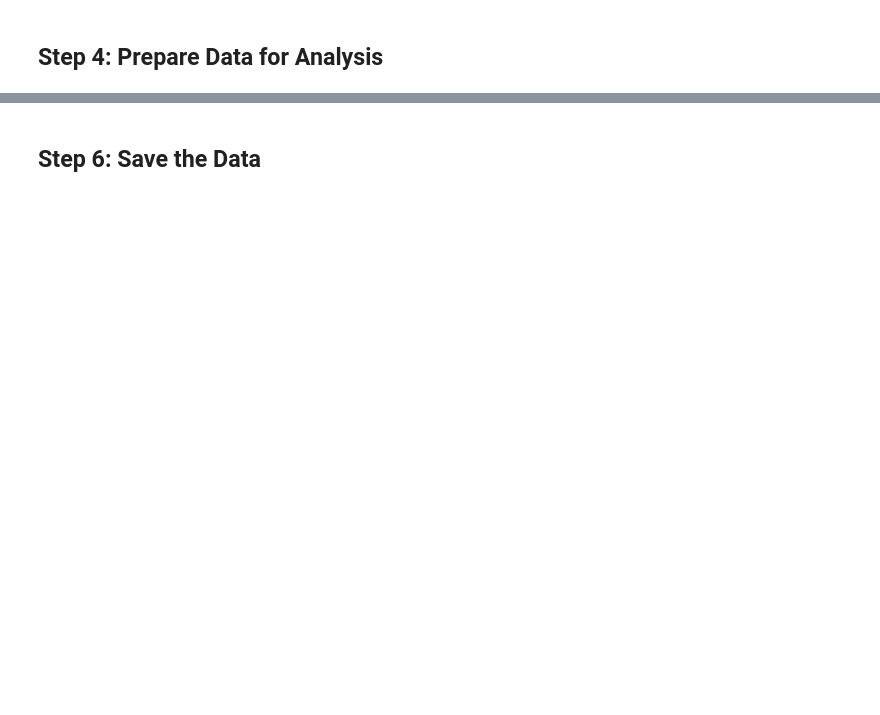
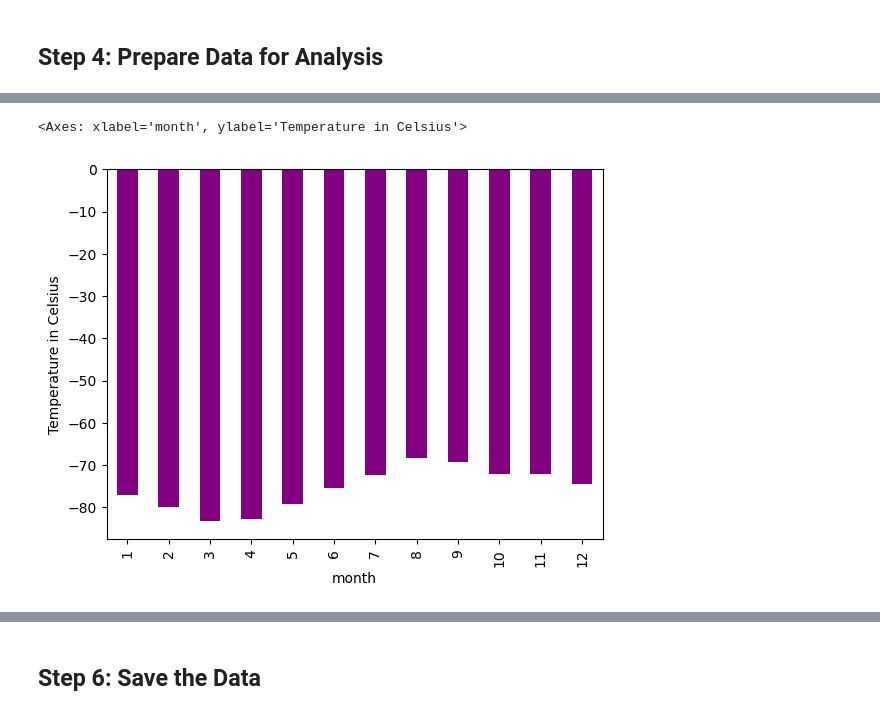
Before and after one commit to martabaker/ds_module_11_data_collection, a Jupyter notebook: Starter_Code/Mars Website.ipynb, the cells around one changed output, grey strips where cells are left out. Drawn from its saved outputs; the diff is of its cells as text; code cells hidden in the pictures; blank space fills up the shorter version.

```diff
--- a/Starter_Code/Mars Website.ipynb
+++ b/Starter_Code/Mars Website.ipynb
@@ -38,5 +38,6 @@ html = browser.html
 soup = BeautifulSoup(html, 'lxml')
 # %%
 # Extract all rows of data - might not need to do this
+data_rows = soup.find_all('tr', {'class': 'data-row'})
 # %% [markdown]
 ## Step 3: Store the Data
@@ -46,3 +45,35 @@ soup = BeautifulSoup(html, 'lxml')
 # Create a Pandas Dataframe
 # Will need to create a "rows" list and then add: id, terrestrial_date, sol, ls, month, min_temp, and pressure
 # just do this like shown in the Stack Overflow example from class
+rows = []
+
+for data_line in data_rows:
+    # data stores all the items listed under the table row which can be indexed to find the individual row items
+    data = data_line.find_all('td')
+
+    # Extract the data
+    id = data[0].text.strip()
+    terrestrial_date = data[1].text.strip()
+    sol = data[2].text.strip()
+    ls = data[3].text.strip()
+    month = data[4].text.strip()
+    min_temp = data[5].text.strip()
+    pressure = data[6].text.strip()
+
+    # Create the row
+    row = {
+        'id': id,
+        'terrestrial_date': terrestrial_date,
+        'sol': sol,
+        'ls': ls,
+        'month': month,
+        'min_temp': min_temp,
+        'pressure': pressure
+    }
+
+    # Add new line to the rows list
+    rows.append(row)
+
+# Create a DataFrame with the raw data (including the incorrect data types)
+raw_df = pd.DataFrame(rows)
+raw_df.head()
@@ -53,4 +107,11 @@ soup = BeautifulSoup(html, 'lxml')
 # %%
 # Change data types for data analysis
+# To do multiple data type changes at once, got idea from: https://stackoverflow.com/a/70079246/23471668
+df = raw_df.astype({'terrestrial_date': "datetime64[ns]",
+                    'sol': 'int64',
+                    'ls': 'int64',
+                    'month': 'int64',
+                    'min_temp': 'float64',
+                    'pressure': 'float64'})
 # %%
 # Check data types of each column again to confirm changes were successful
@@ -68,2 +166,4 @@ Write-up:
 # %%
 # What is the average low temperature by month?
+avg_min_temp = df.min_temp.groupby(df.month).mean()
+avg_min_temp
@@ -70,4 +185,8 @@ Write-up:
 # %%
 # Plot average temperature by month using a bar chart
+avg_min_temp.plot(kind='bar', ylabel='Temperature in Celsius', color='purple')
+# %% [output]
+<Axes: xlabel='month', ylabel='Temperature in Celsius'>
+[figure, added]
 # %%
 # Identify the coldest and hottest months in Curiosity's location - Just need to sort by Temperature and then replot the graph
```
Also changed, not shown: parts of 13 cells of this notebook, 1 other file.
